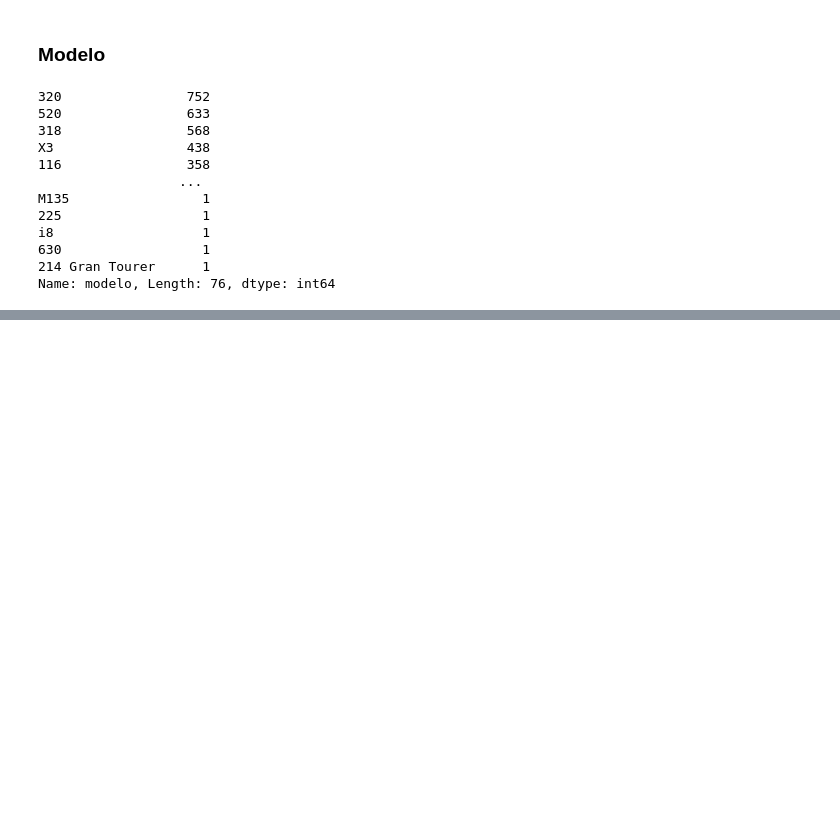
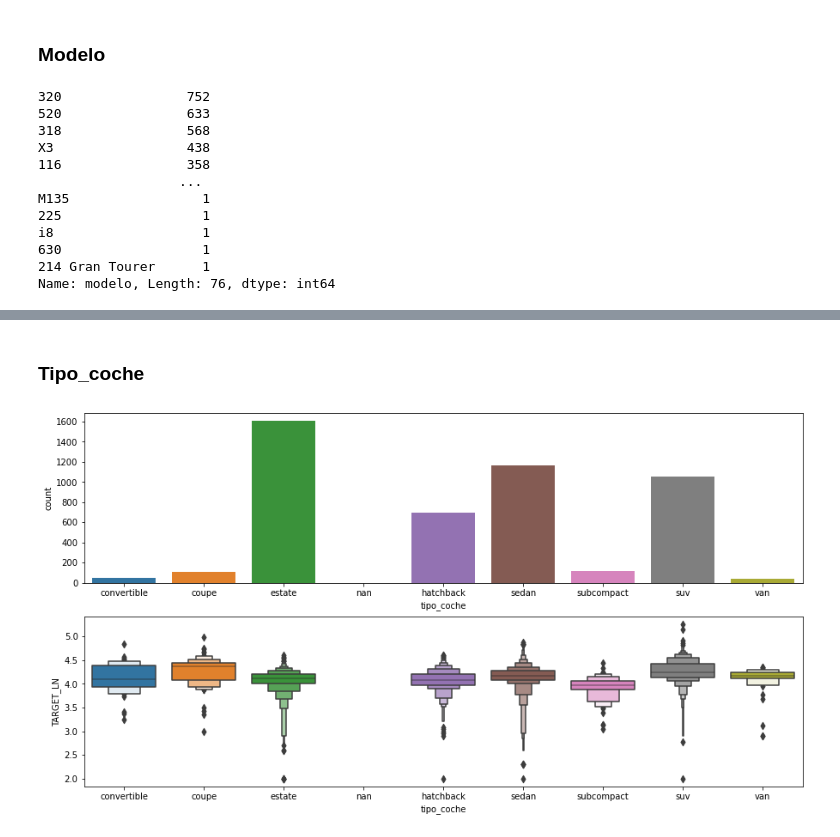
Before and after one commit to jgrau90/BMW_Regression, a Jupyter notebook: bmw_regression.ipynb, the cells around one changed output, grey strips where cells are left out. Saved outputs shown, nothing was run; the diff lists cells and outputs as text; code cells hidden in the pictures; blank space fills up the shorter version.

```diff
--- a/bmw_regression.ipynb
+++ b/bmw_regression.ipynb
@@ -150,0 +236,6 @@ IndexingError: Unalignable boolean Series provided as indexer (index of the bool
+# %% [markdown]
+### Tipo_coche
+# %%
+plot_cat_values(df, 'tipo_coche', TARGET_LN)
+# %% [output]
+[figure, added]
```
Also changed, not shown: parts of 89 cells of this notebook, 1 other file.
